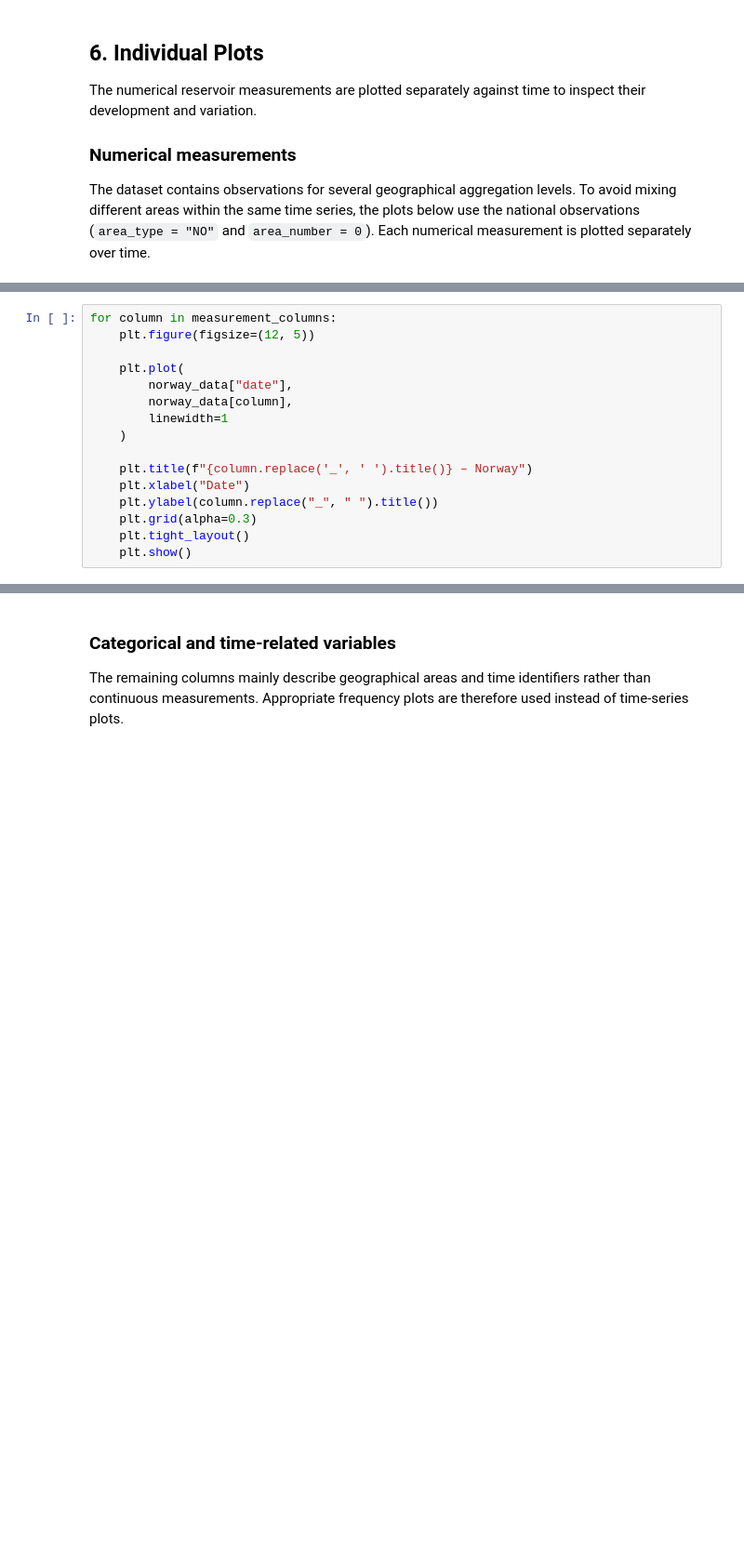
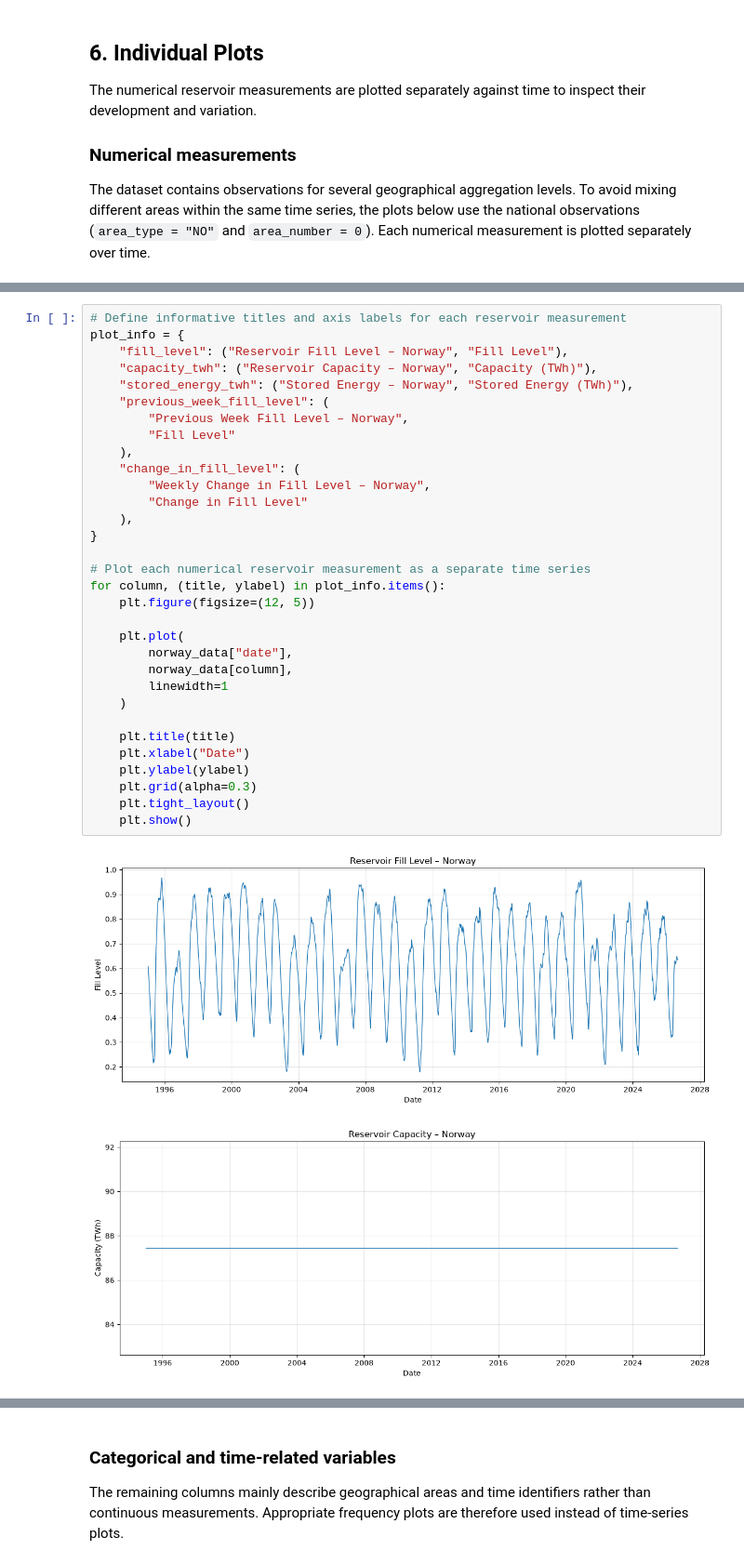
Before and after one commit to VasiliiAnderson/ind320-project, a Jupyter notebook: notebooks/compulsory_1.ipynb, the cells around one changed output, grey strips where cells are left out. Shown at 93% size. Drawn from its saved outputs; the diff is of its cells as text; blank space fills up the shorter version.

```diff
--- a/notebooks/compulsory_1.ipynb
+++ b/notebooks/compulsory_1.ipynb
@@ -208,16 +214,0 @@ measurement_columns = [
-# %%
-for column in measurement_columns:
-    plt.figure(figsize=(12, 5))
-
-    plt.plot(
-        norway_data["date"],
-        norway_data[column],
-        linewidth=1
-    )
-
-    plt.title(f"{column.replace('_', ' ').title()} – Norway")
-    plt.xlabel("Date")
-    plt.ylabel(column.replace("_", " ").title())
-    plt.grid(alpha=0.3)
-    plt.tight_layout()
-    plt.show()
@@ -229,0 +215,35 @@ for column in measurement_columns:
+# %%
+# Define informative titles and axis labels for each reservoir measurement
+plot_info = {
+    "fill_level": ("Reservoir Fill Level – Norway", "Fill Level"),
+    "capacity_twh": ("Reservoir Capacity – Norway", "Capacity (TWh)"),
+    "stored_energy_twh": ("Stored Energy – Norway", "Stored Energy (TWh)"),
+    "previous_week_fill_level": (
+        "Previous Week Fill Level – Norway",
+        "Fill Level"
+    ),
+    "change_in_fill_level": (
+        "Weekly Change in Fill Level – Norway",
+        "Change in Fill Level"
+    ),
+}
+
+# Plot each numerical reservoir measurement as a separate time series
+for column, (title, ylabel) in plot_info.items():
+    plt.figure(figsize=(12, 5))
+
+    plt.plot(
+        norway_data["date"],
+        norway_data[column],
+        linewidth=1
+    )
+
+    plt.title(title)
+    plt.xlabel("Date")
+    plt.ylabel(ylabel)
+    plt.grid(alpha=0.3)
+    plt.tight_layout()
+    plt.show()
+# %% [output]
+[figure, added]
+[figure, added]
```
Also changed, not shown: parts of 34 cells of this notebook.
